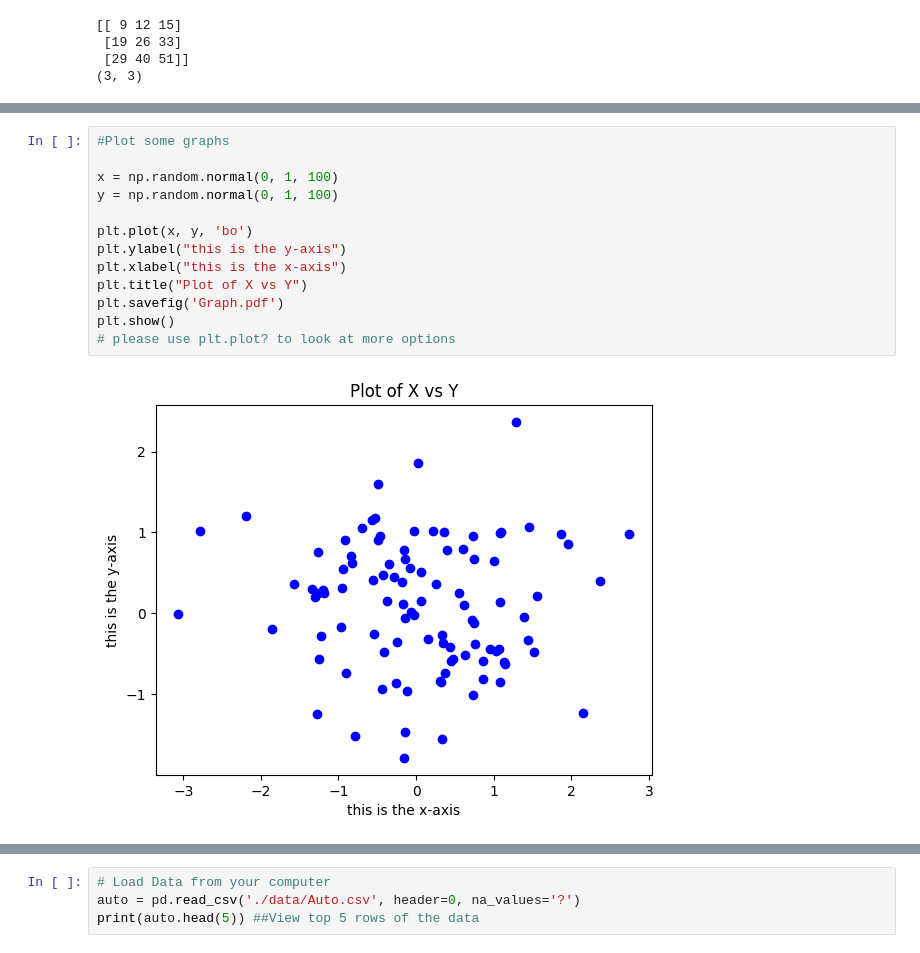
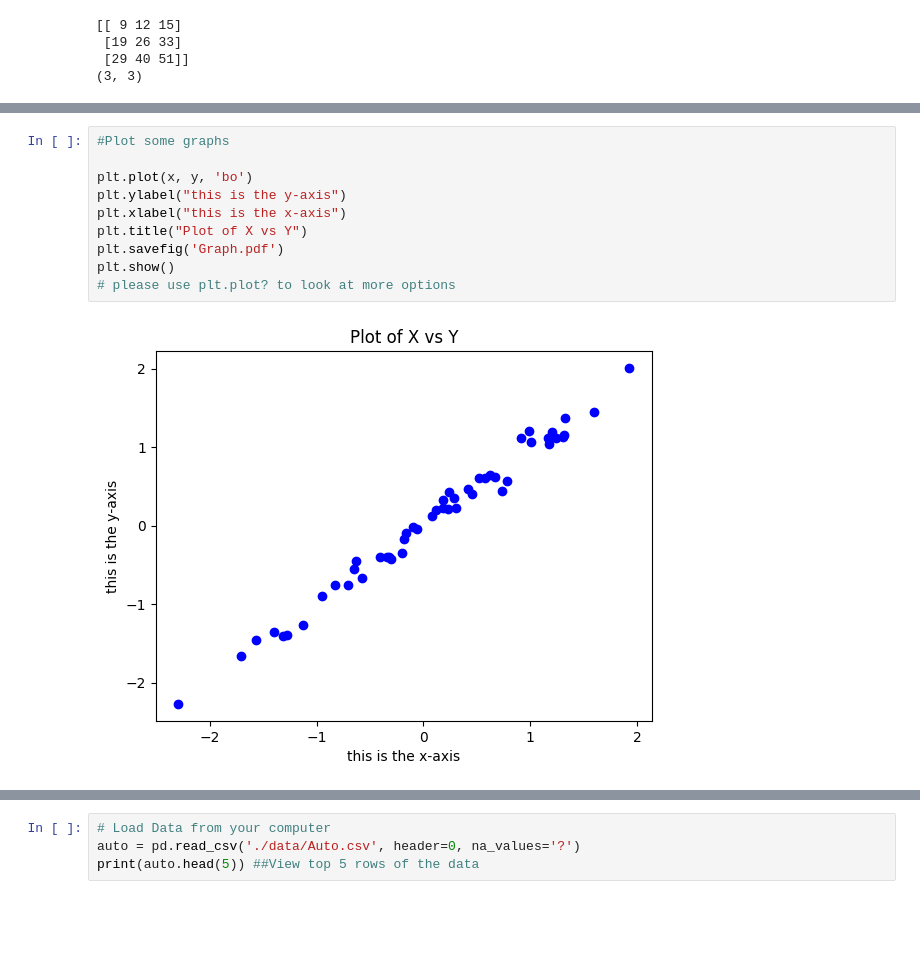
Before and after one commit to tianzheng4/tianzheng4.github.io, a Jupyter notebook: _umkc-teaching/code/Intro_to_Python.ipynb, the cells around one changed output, grey strips where cells are left out. Drawn from its saved outputs; the diff is of its cells as text; blank space fills up the shorter version.

```diff
--- a/_umkc-teaching/code/Intro_to_Python.ipynb
+++ b/_umkc-teaching/code/Intro_to_Python.ipynb
@@ -79,15 +129,12 @@ np.corrcoef(x, y)[0,1]
 # %%
 #Plot some graphs
-
-x = np.random.normal(0, 1, 100)
-y = np.random.normal(0, 1, 100)
 
 plt.plot(x, y, 'bo')
 plt.ylabel("this is the y-axis")
 plt.xlabel("this is the x-axis")
 plt.title("Plot of X vs Y")
 plt.savefig('Graph.pdf')
 plt.show()
 # please use plt.plot? to look at more options
 # %% [output]
-[figure, old version]
+[figure, new version]
```
Also changed, not shown: parts of 13 cells of this notebook, 1 other file.
